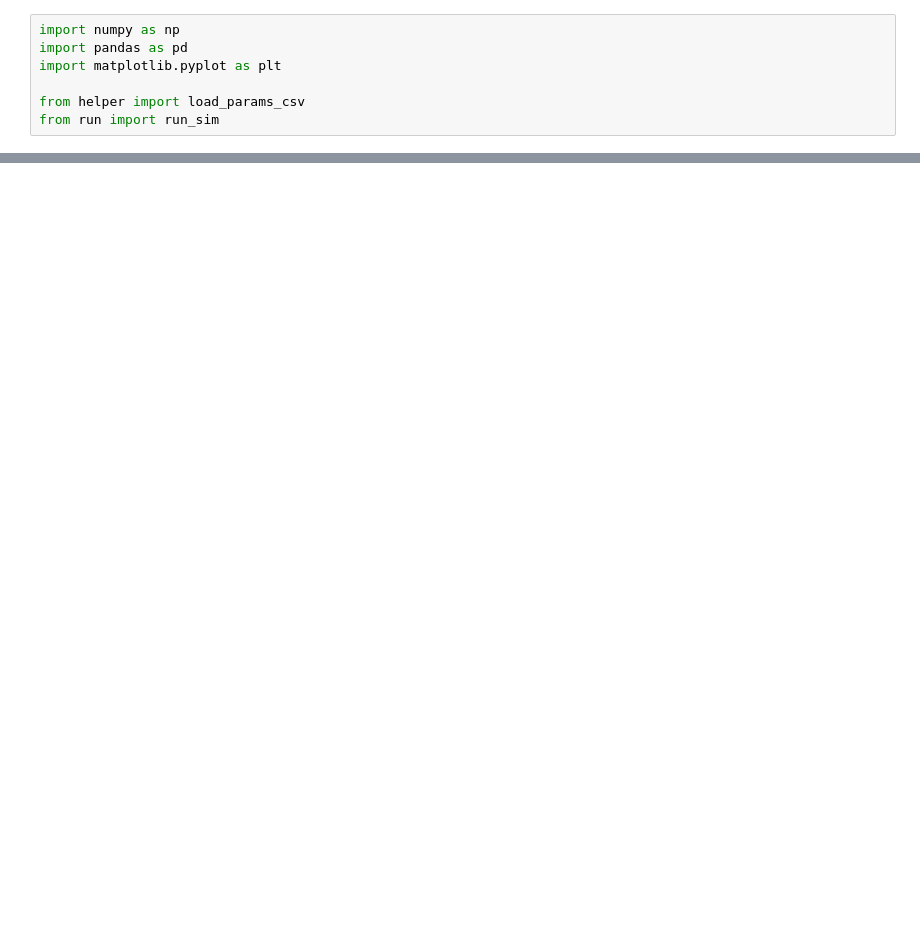
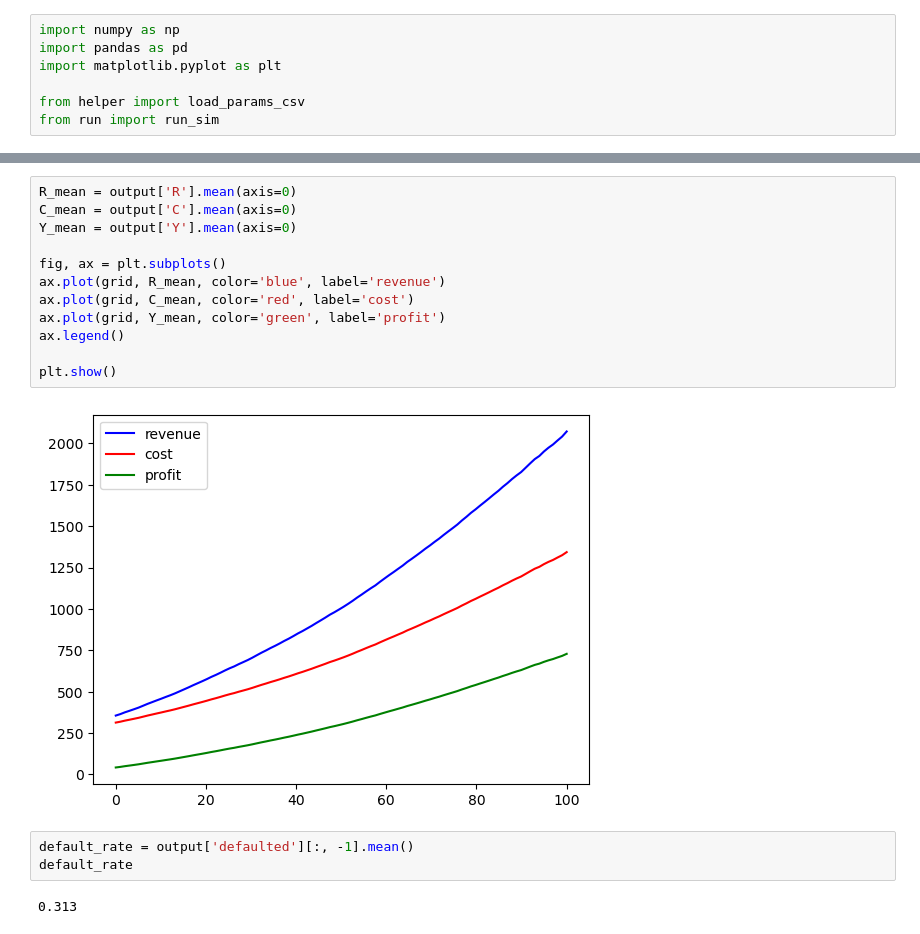
Before and after one commit to dolyasergey/master-thesis, a Jupyter notebook: LBO Simulation.ipynb, the cells around one changed output, grey strips where cells are left out. Saved outputs shown, nothing was run; the diff lists cells and outputs as text; blank space fills up the shorter version.

```diff
--- a/LBO Simulation.ipynb
+++ b/LBO Simulation.ipynb
@@ -61,0 +76,19 @@ Text(0, 0.5, 'ln(Revenue)')
+# %%
+R_mean = output['R'].mean(axis=0)
+C_mean = output['C'].mean(axis=0)
+Y_mean = output['Y'].mean(axis=0)
+
+fig, ax = plt.subplots()
+ax.plot(grid, R_mean, color='blue', label='revenue')
+ax.plot(grid, C_mean, color='red', label='cost')
+ax.plot(grid, Y_mean, color='green', label='profit')
+ax.legend()
+
+plt.show()
+# %% [output]
+[figure, added]
+# %%
+default_rate = output['defaulted'][:, -1].mean()
+default_rate
+# %% [output]
+0.313
```
Also changed, not shown: parts of 8 cells of this notebook, 3 other files.
